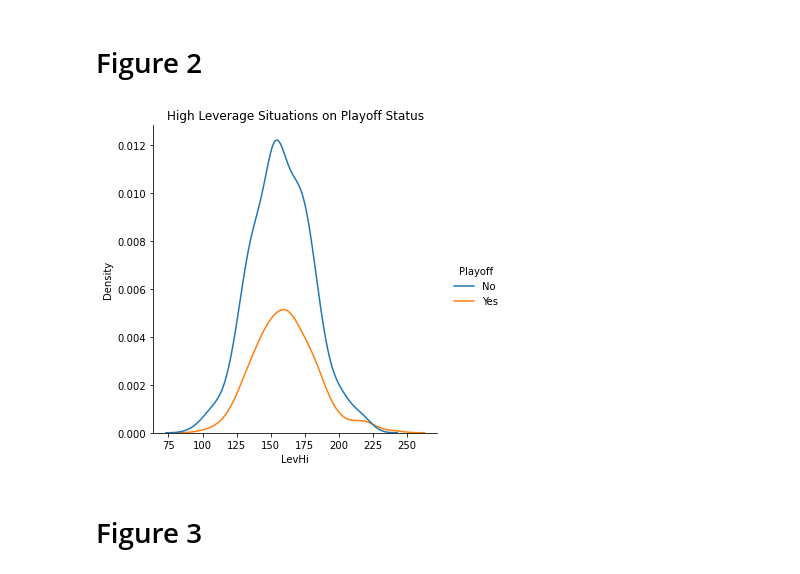
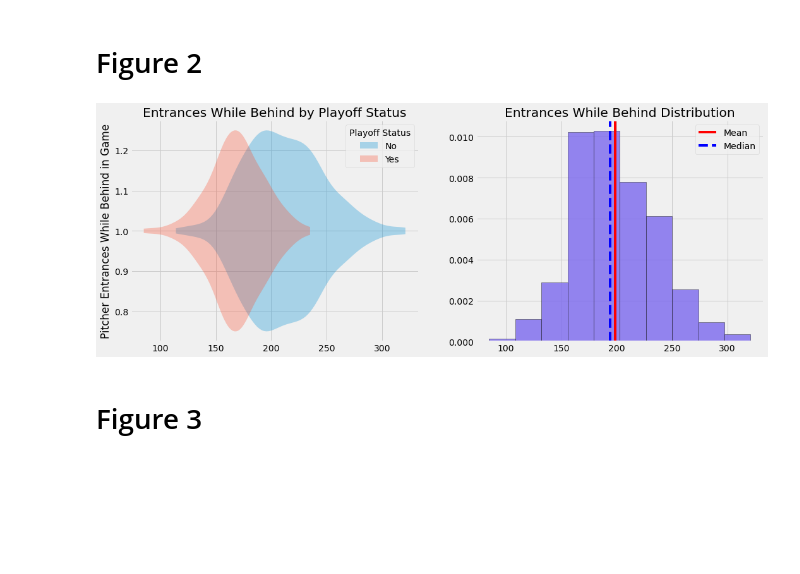
Before and after one commit to the-data-science-union/DSU-S2022-MLB, a Jupyter notebook: Code and Work/Pitching/Relief Pitching/Vince_Relief_Pitching_Visualization.ipynb, the cells around one changed output. Saved outputs shown, nothing was run; the diff lists cells and outputs as text; code cells hidden in the pictures; blank space fills up the shorter version.

```diff
--- a/Code and Work/Pitching/Relief Pitching/Vince_Relief_Pitching_Visualization.ipynb
+++ b/Code and Work/Pitching/Relief Pitching/Vince_Relief_Pitching_Visualization.ipynb
@@ -61,11 +52,21 @@ plt.show()
 # %% [markdown]
 # Figure 2
-# %%
-sns.displot(data = relief, x = 'LevHi', hue = 'Playoff', kind = 'kde')
-plt.title('High Leverage Situations on Playoff Status')
-plt.show()
-# %% [output]
-[figure, removed]
+# %%
+plt.style.use('fivethirtyeight')
+fig, (plt1, plt2) = plt.subplots(nrows = 1, ncols = 2, figsize = (16, 6))
+plt1.violinplot(relief.loc[relief.Playoff_YN == 'No', 'Bhd'], showextrema = False, vert = False)
+plt1.violinplot(relief.loc[relief.Playoff_YN == 'Yes', 'Bhd'], showextrema = False, vert = False)
+plt1.set_ylabel('Pitcher Entrances While Behind in Game')
+plt1.set_title('Entrances While Behind by Playoff Status')
+plt1.legend(['No', 'Yes', 'c', 'd'], title = 'Playoff Status')
+plt2.hist(relief['Bhd'], color = 'mediumslateblue', alpha = 0.8, edgecolor = 'black', density = True)
+plt2.pltvline(relief.loc[:, 'Bhd'].mean(), color = 'r', label = 'Mean')
+plt2.pltvline(relief.loc[:, 'Bhd'].median(), color = 'b', linestyle = '--', label = 'Median')
+plt2.legend()
+plt2.set_title('Entrances While Behind Distribution')
+plt.show()
+# %% [output]
+[figure, added]
 # %% [markdown]
 # Figure 3
 # %%
```
Also changed, not shown: parts of 6 cells of this notebook, 2 other files.
